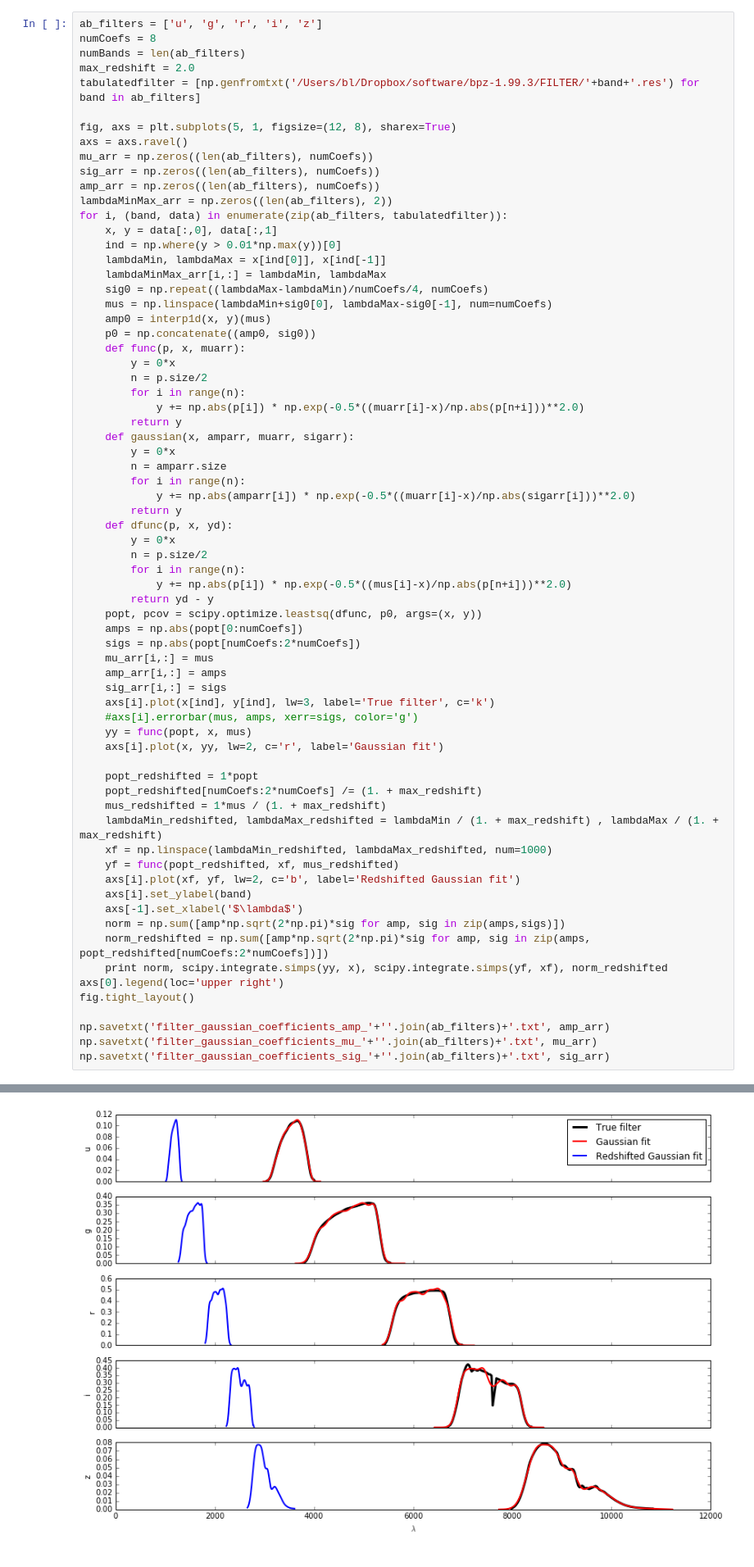
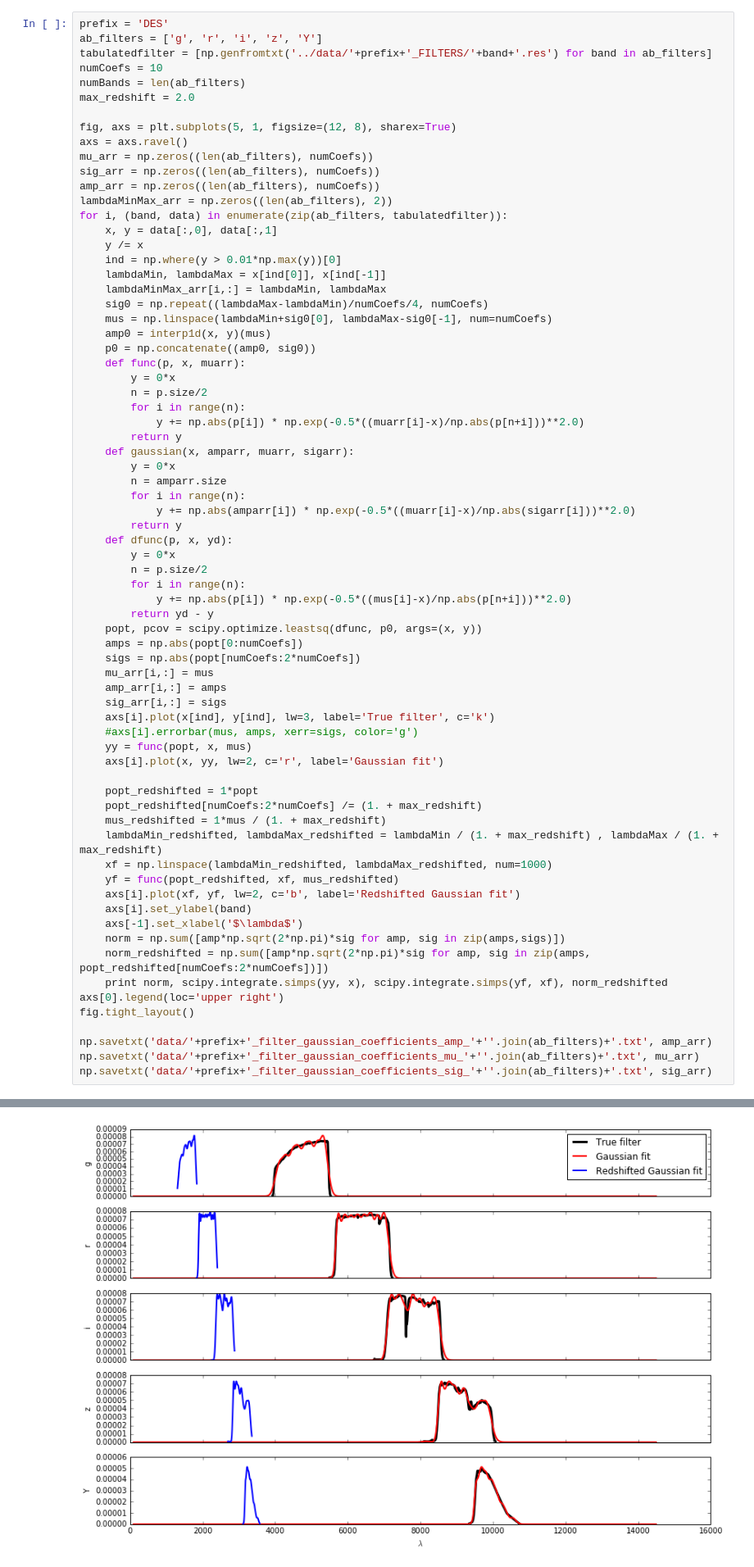
Before and after one commit to ixkael/Delight, a Jupyter notebook: notebooks/Demo 1 - create filters and type coefficients.ipynb, the cells around one changed output, grey strips where cells are left out. Shown at 82% size. Saved outputs shown, nothing was run; the diff lists cells and outputs as text.

```diff
--- a/notebooks/Demo 1 - create filters and type coefficients.ipynb
+++ b/notebooks/Demo 1 - create filters and type coefficients.ipynb
@@ -10,9 +11,10 @@ from bpz_tools import *
 # %%
-ab_filters = ['u', 'g', 'r', 'i', 'z']
-numCoefs = 8
+prefix = 'DES'
+ab_filters = ['g', 'r', 'i', 'z', 'Y']
+tabulatedfilter = [np.genfromtxt('../data/'+prefix+'_FILTERS/'+band+'.res') for band in ab_filters]
+numCoefs = 10
 numBands = len(ab_filters)
 max_redshift = 2.0
-tabulatedfilter = [np.genfromtxt('/Users/bl/Dropbox/software/bpz-1.99.3/FILTER/'+band+'.res') for band in ab_filters]
 
 fig, axs = plt.subplots(5, 1, figsize=(12, 8), sharex=True)
 axs = axs.ravel()
@@ -22,6 +24,7 @@ amp_arr = np.zeros((len(ab_filters), numCoefs))
 lambdaMinMax_arr = np.zeros((len(ab_filters), 2))
 for i, (band, data) in enumerate(zip(ab_filters, tabulatedfilter)):
     x, y = data[:,0], data[:,1]
+    y /= x
     ind = np.where(y > 0.01*np.max(y))[0]
     lambdaMin, lambdaMax = x[ind[0]], x[ind[-1]]
     lambdaMinMax_arr[i,:] = lambdaMin, lambdaMax
@@ -73,7 +76,7 @@ for i, (band, data) in enumerate(zip(ab_filters, tabulatedfilter)):
 axs[0].legend(loc='upper right')
 fig.tight_layout()
 
-np.savetxt('filter_gaussian_coefficients_amp_'+''.join(ab_filters)+'.txt', amp_arr)
-np.savetxt('filter_gaussian_coefficients_mu_'+''.join(ab_filters)+'.txt', mu_arr)
-np.savetxt('filter_gaussian_coefficients_sig_'+''.join(ab_filters)+'.txt', sig_arr)
+np.savetxt('data/'+prefix+'_filter_gaussian_coefficients_amp_'+''.join(ab_filters)+'.txt', amp_arr)
+np.savetxt('data/'+prefix+'_filter_gaussian_coefficients_mu_'+''.join(ab_filters)+'.txt', mu_arr)
+np.savetxt('data/'+prefix+'_filter_gaussian_coefficients_sig_'+''.join(ab_filters)+'.txt', sig_arr)
 # %% [output]
@@ -86,2 +88,2 @@ np.savetxt('filter_gaussian_coefficients_sig_'+''.join(ab_filters)+'.txt', sig_a
-[figure, old version]
+[figure, new version]
 # %%
```
Also changed, not shown: parts of 9 cells of this notebook, 8 other files.
